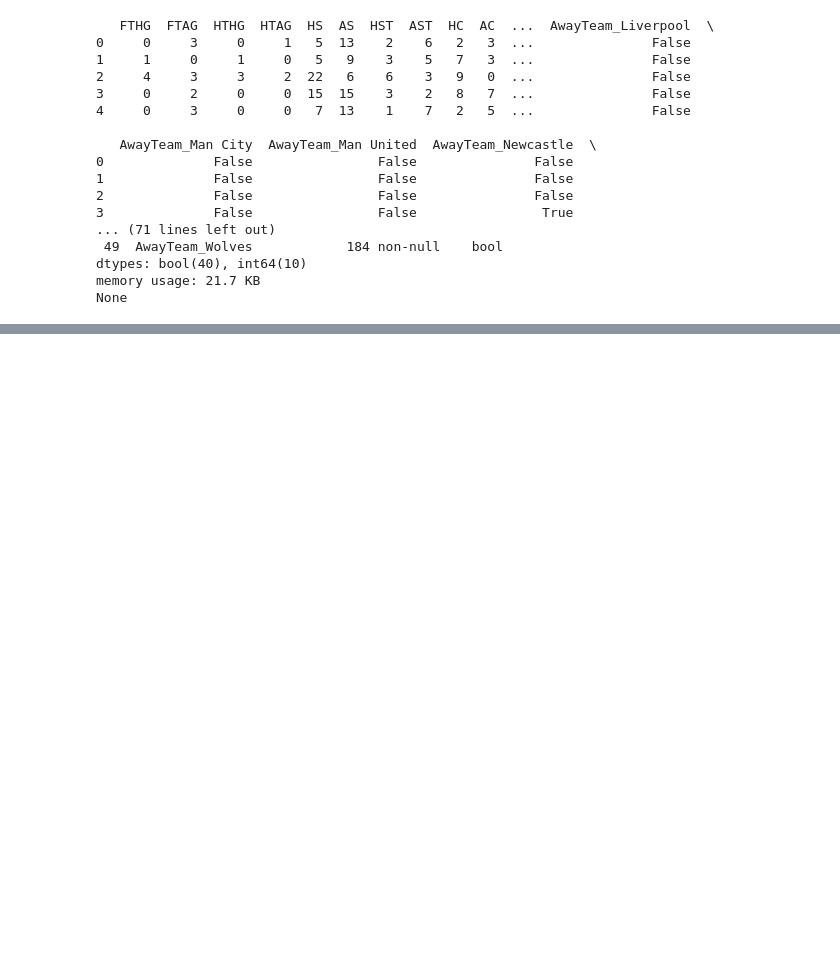
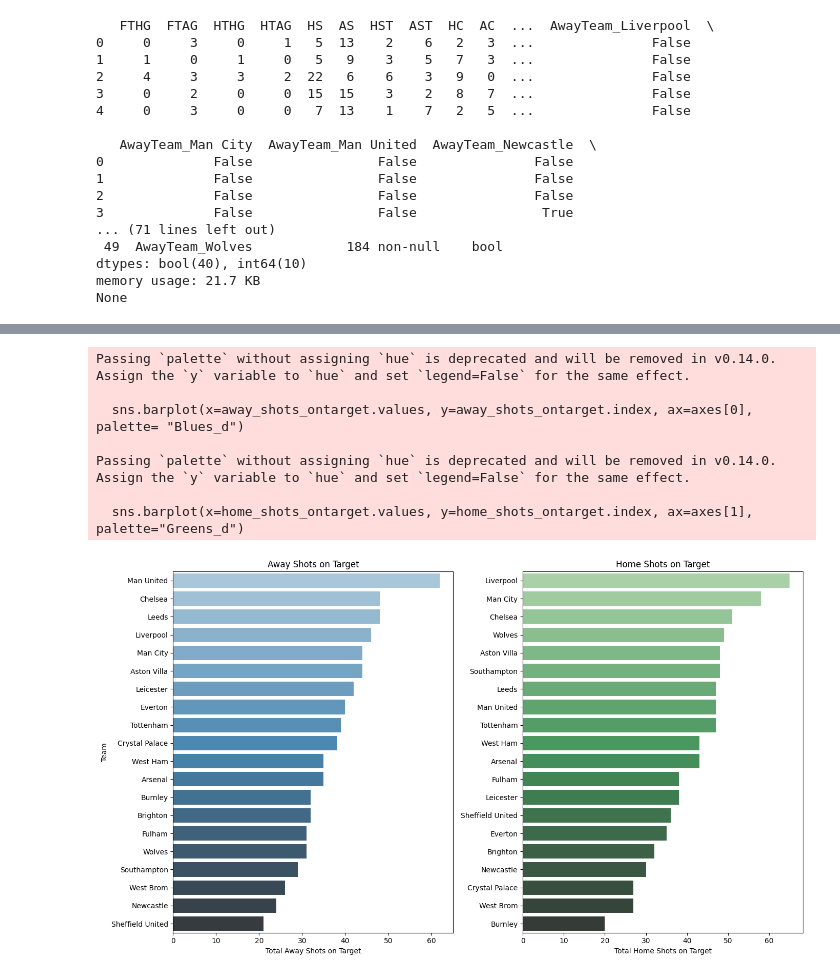
Before and after one commit to Ilyasuuu/ML_Projects, a Jupyter notebook: Football_prediction_outcome/Football.ipynb, the cells around one changed output, grey strips where cells are left out. Saved outputs shown, nothing was run; the diff lists cells and outputs as text; code cells hidden in the pictures; blank space fills up the shorter version.

```diff
--- a/Football_prediction_outcome/Football.ipynb
+++ b/Football_prediction_outcome/Football.ipynb
@@ -125,0 +199,32 @@ None
+# %%
+away_shots_ontarget =foot_data.groupby('AwayTeam')['AST'].sum().sort_values(ascending=False)
+
+home_shots_ontarget =foot_data.groupby('HomeTeam')['HST'].sum().sort_values(ascending=False)
+
+# Step 3: Plotting
+fig, axes = plt.subplots(nrows=1, ncols=2, figsize=(14, 8))
+
+# Plot 1: Teams by Away Goals
+sns.barplot(x=away_shots_ontarget.values, y=away_shots_ontarget.index, ax=axes[0], palette= "Blues_d")
+axes[0].set_title('Away Shots on Target')
+axes[0].set_xlabel('Total Away Shots on Target')
+axes[0].set_ylabel('Team')
+
+# Plot 2: Teams by Home Goals
+sns.barplot(x=home_shots_ontarget.values, y=home_shots_ontarget.index, ax=axes[1], palette="Greens_d")
+axes[1].set_title('Home Shots on Target')
+axes[1].set_xlabel('Total Home Shots on Target')
+axes[1].set_ylabel('')
+
+# Show the plots
+plt.tight_layout()
+plt.show()
+# %% [output]
+Passing `palette` without assigning `hue` is deprecated and will be removed in v0.14.0. Assign the `y` variable to `hue` and set `legend=False` for the same effect.
+
+  sns.barplot(x=away_shots_ontarget.values, y=away_shots_ontarget.index, ax=axes[0], palette= "Blues_d")
+
+Passing `palette` without assigning `hue` is deprecated and will be removed in v0.14.0. Assign the `y` variable to `hue` and set `legend=False` for the same effect.
+
+  sns.barplot(x=home_shots_ontarget.values, y=home_shots_ontarget.index, ax=axes[1], palette="Greens_d")
+[figure, added]
```
Also changed, not shown: parts of 2 cells of this notebook.
